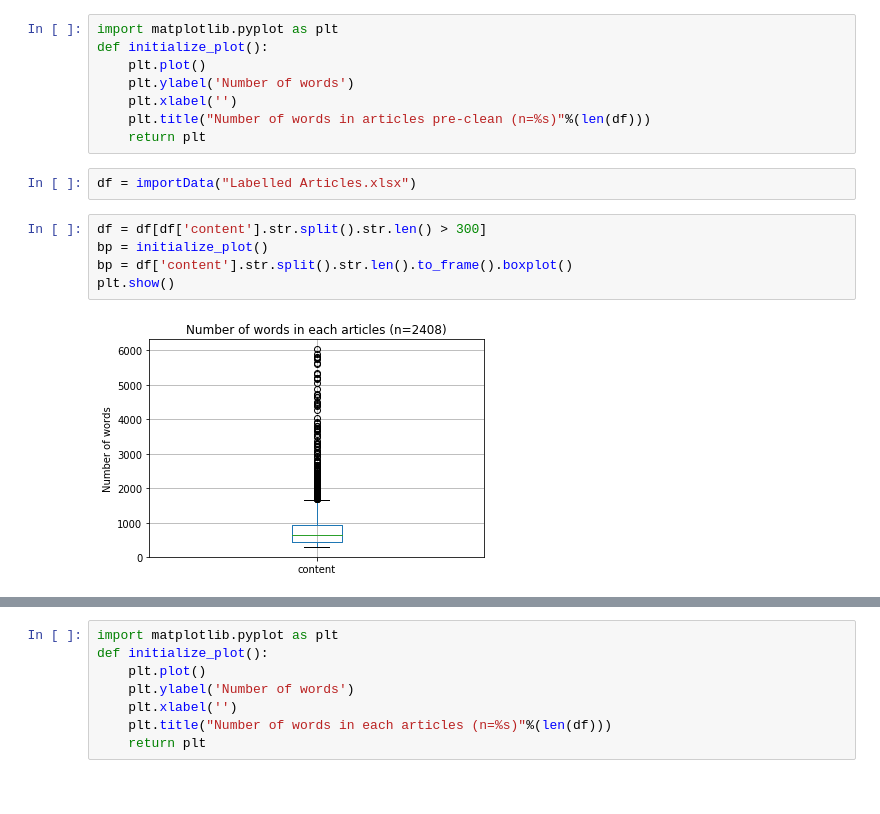
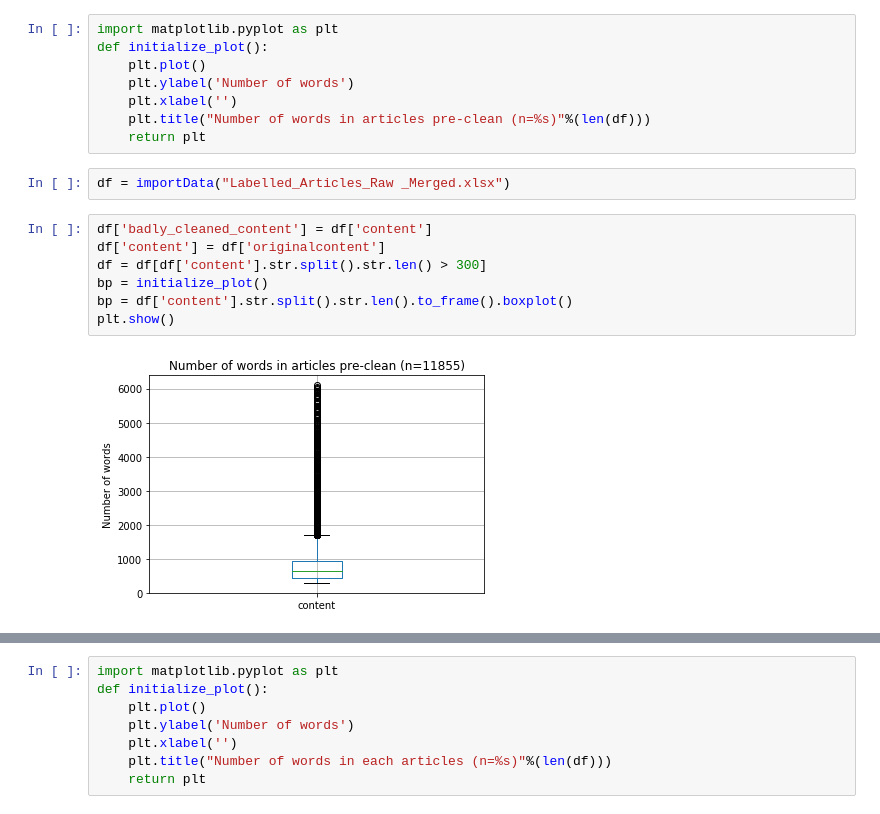
Before and after one commit to RBCCapstone/DataCollection, a Jupyter notebook: Scripts/DataClean.ipynb, the cells around one changed output, grey strips where cells are left out. Drawn from its saved outputs; the diff is of its cells as text.

```diff
--- a/Scripts/DataClean.ipynb
+++ b/Scripts/DataClean.ipynb
@@ -74,14 +74,16 @@ def initialize_plot():
     plt.title("Number of words in articles pre-clean (n=%s)"%(len(df)))
     return plt
 # %%
-df = importData("Labelled Articles.xlsx")
+df = importData("Labelled_Articles_Raw _Merged.xlsx")
 # %%
+df['badly_cleaned_content'] = df['content']
+df['content'] = df['originalcontent']
 df = df[df['content'].str.split().str.len() > 300]
 bp = initialize_plot()
 bp = df['content'].str.split().str.len().to_frame().boxplot()
 plt.show()
 # %% [output]
-[figure, old version]
+[figure, new version]
 # %%
 #remove blanks (NaN)
 df = df.dropna(subset = ['content', 'title'])
```
Also changed, not shown: parts of 8 cells of this notebook, 23 other files.
